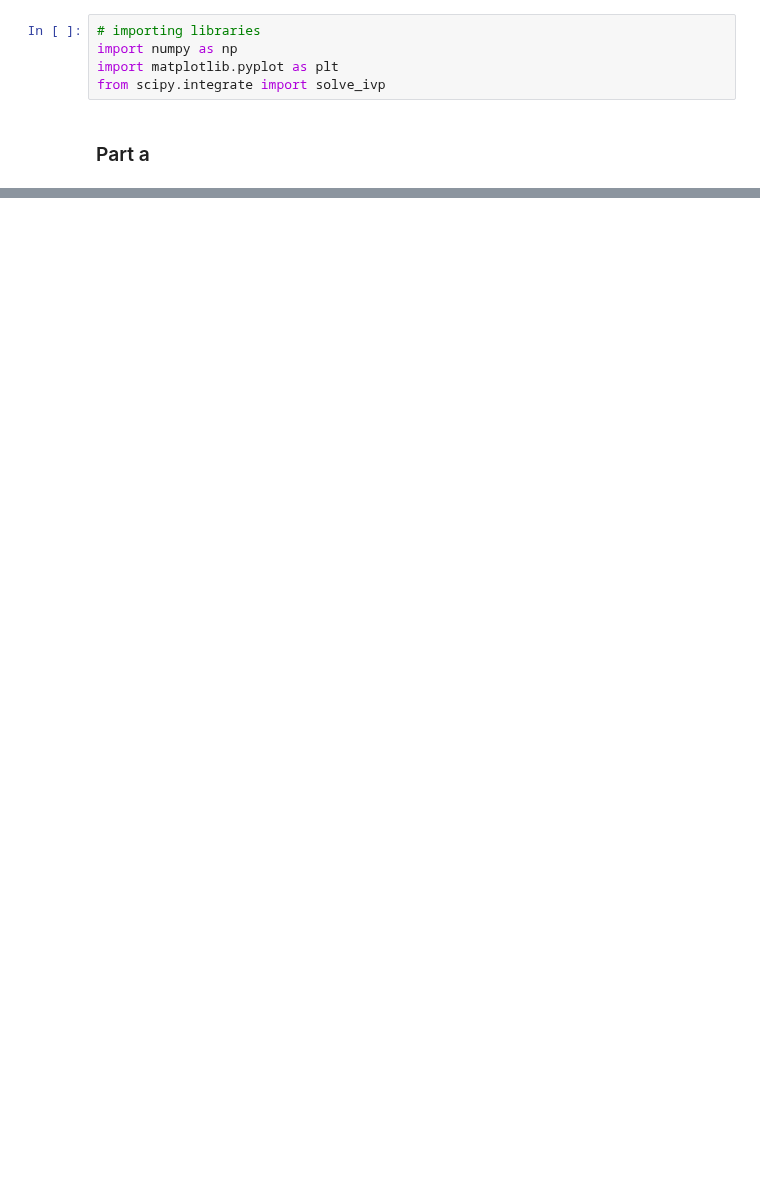
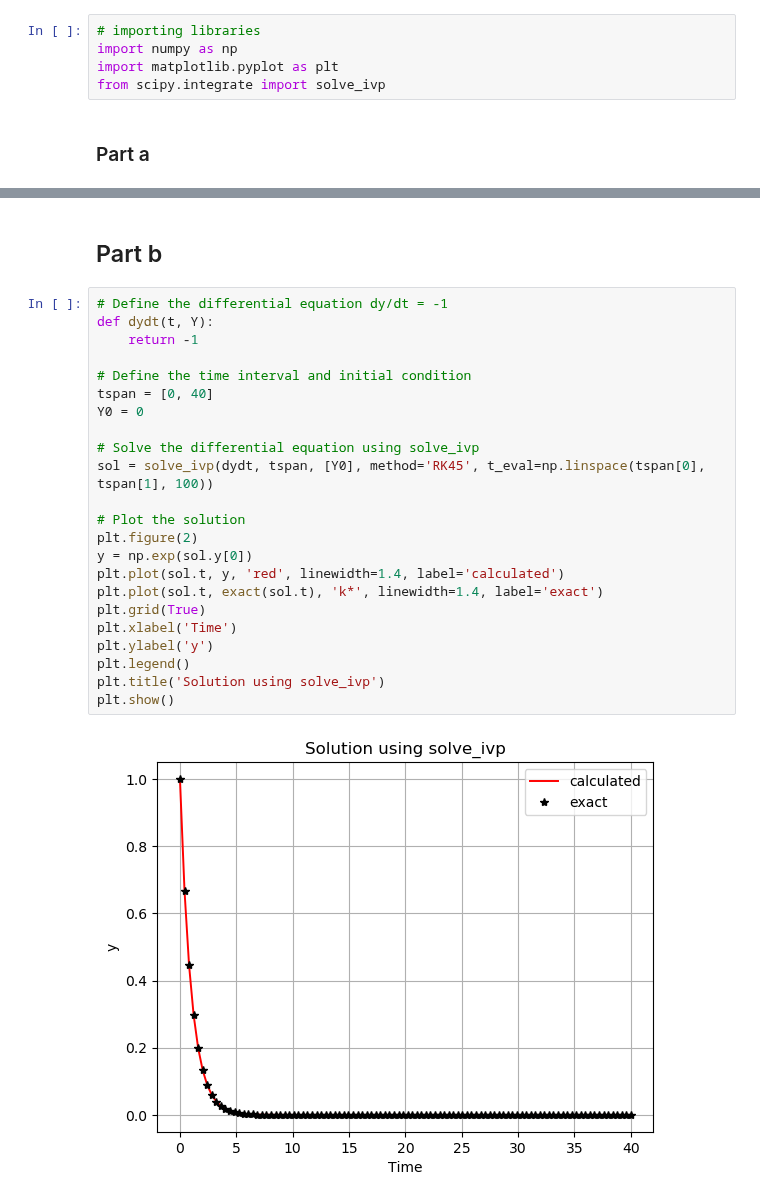
Before and after one commit to Mani0237/Prelims, a Jupyter notebook: 2023/sachin_Q3.ipynb, the cells around one changed output, grey strips where cells are left out. Cells and saved outputs as stored; diff of their text form; blank space fills up the shorter version.

```diff
--- a/2023/sachin_Q3.ipynb
+++ b/2023/sachin_Q3.ipynb
@@ -26,0 +31,27 @@ plt.show()
+# %% [markdown]
+## Part b
+# %%
+# Define the differential equation dy/dt = -1
+def dydt(t, Y):
+    return -1
+
+# Define the time interval and initial condition
+tspan = [0, 40]
+Y0 = 0
+
+# Solve the differential equation using solve_ivp
+sol = solve_ivp(dydt, tspan, [Y0], method='RK45', t_eval=np.linspace(tspan[0], tspan[1], 100))
+
+# Plot the solution
+plt.figure(2)
+y = np.exp(sol.y[0])
+plt.plot(sol.t, y, 'red', linewidth=1.4, label='calculated')
+plt.plot(sol.t, exact(sol.t), 'k*', linewidth=1.4, label='exact')
+plt.grid(True)
+plt.xlabel('Time')
+plt.ylabel('y')
+plt.legend()
+plt.title('Solution using solve_ivp')
+plt.show()
+# %% [output]
+[figure, added]
```
Also changed, not shown: parts of 6 cells of this notebook, 2 other files.
